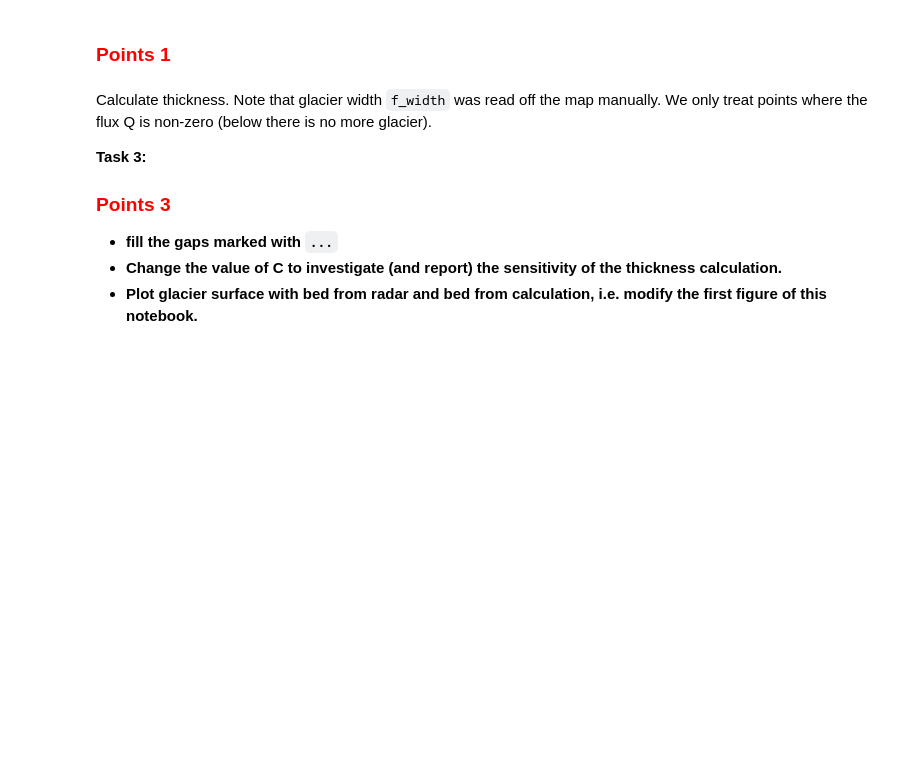
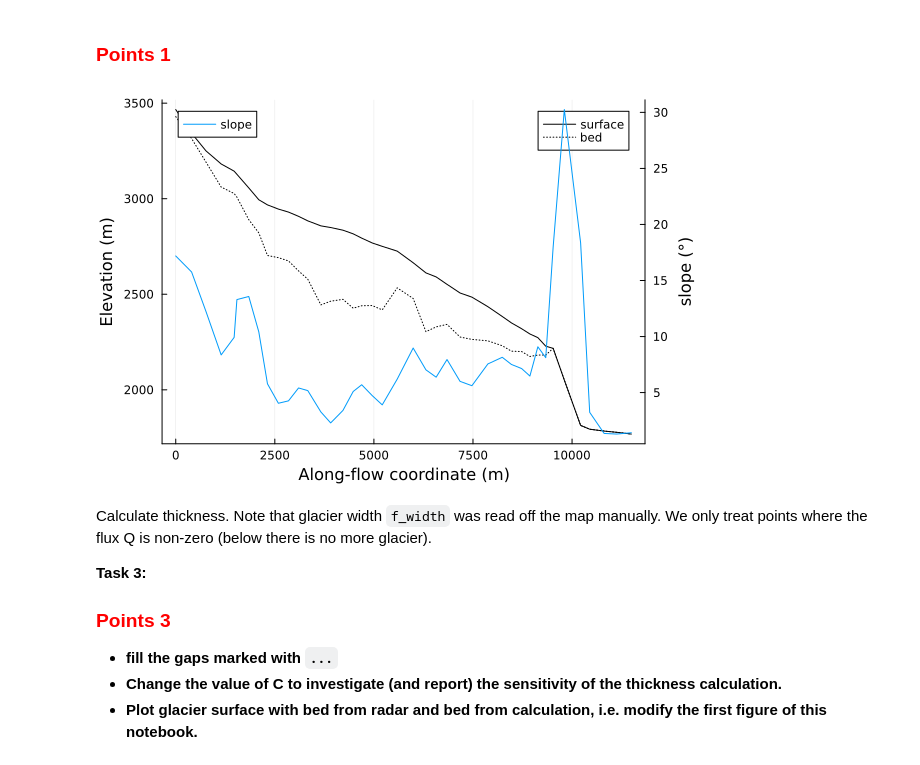
Before and after one commit to nagek00/assigment2, a Jupyter notebook: homework2/u2-julia.ipynb, the cells around one changed output. Cells and saved outputs as stored; diff of their text form; code cells hidden in the pictures; blank space fills up the shorter version.

```diff
--- a/homework2/u2-julia.ipynb
+++ b/homework2/u2-julia.ipynb
@@ -197,9 +255,11 @@ slope' # the ' is transpose, just to make more compact printing
 # %% [markdown]
 ### <span style="color:red"> **Points 1** </span>
 # %%
- plot(... , color=:black, label="surface") # plot surface
- plot!(..., color=:black, ls=:dot, ylabel="Elevation (m)", xlabel="Along-flow coordinate (m)", label="bed") # plot bed
- plot!(twinx(), ..., label="slope", ylabel="slope (°)") # plot slope
+ plot(s, f_surf, color=:black, label="surface") # plot surface
+ plot!(s, f_bed, color=:black, ls=:dot, ylabel="Elevation (m)", xlabel="Along-flow coordinate (m)", label="bed") # plot bed
+ plot!(twinx(), s, atand.(-slope), label="slope", ylabel="slope (°)") # plot slope
+# %% [output]
+[figure, added]
 # %% [markdown]
 Calculate thickness. Note that glacier width `f_width` was read off the map manually.
 We only treat points where the flux Q is non-zero (below there is no more glacier).
```
Also changed, not shown: parts of 22 cells of this notebook.
